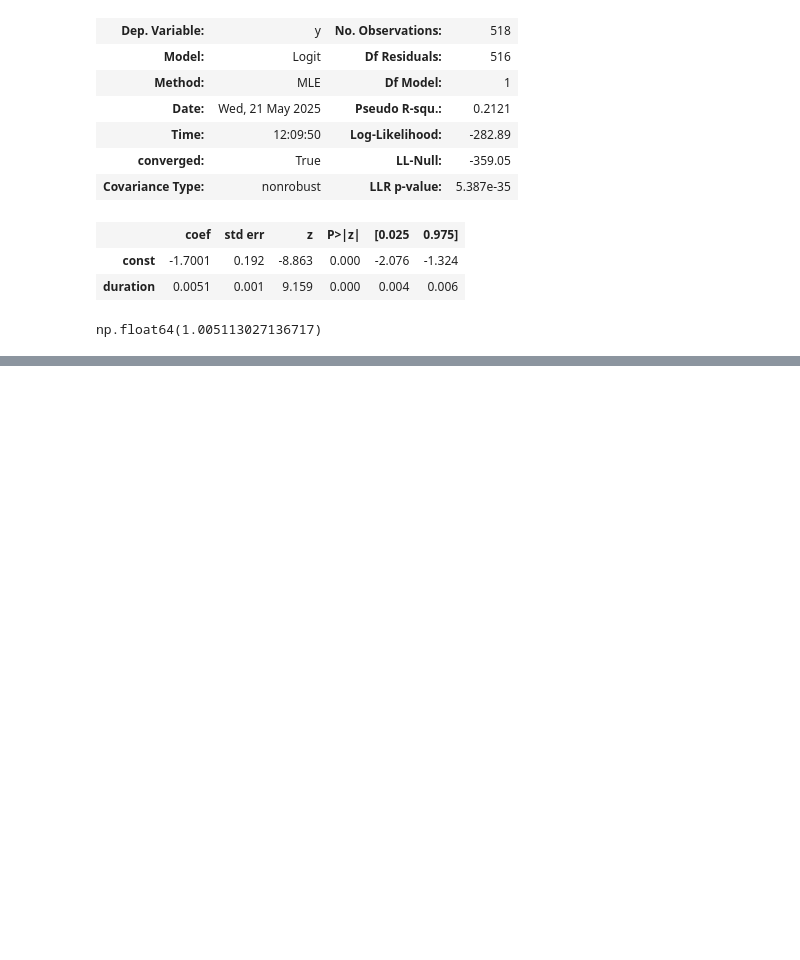
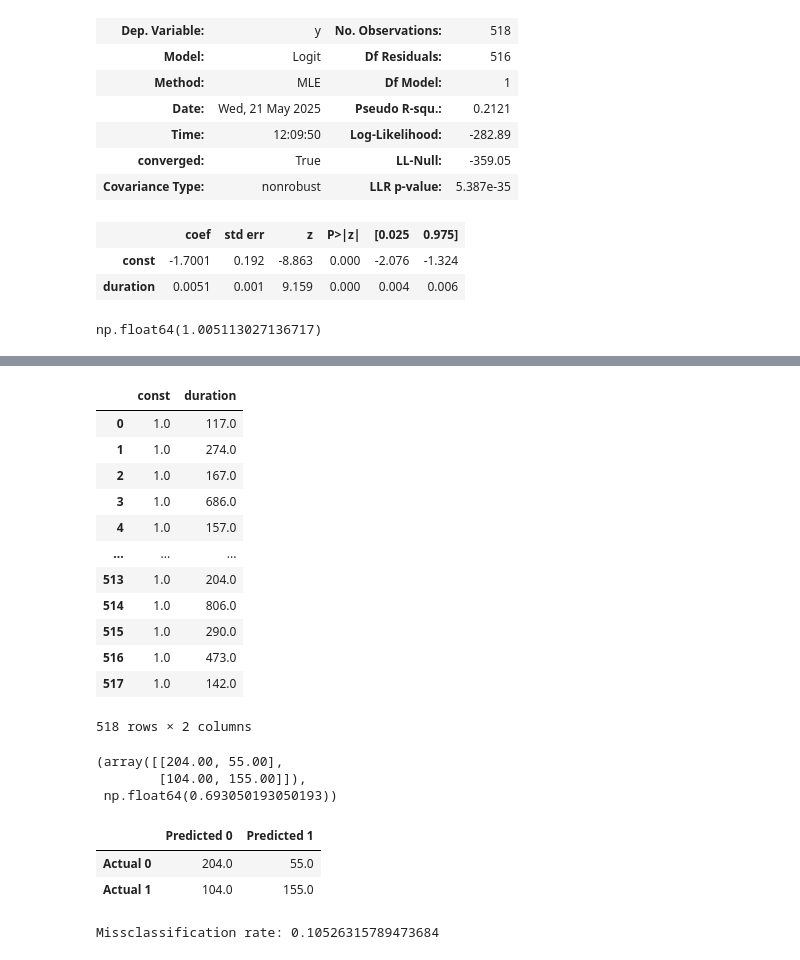
Before and after one commit to bargida/AI_codes, a Jupyter notebook: Building+a+Logistic+Regression+_+Exercise.ipynb, the cells around one changed output, grey strips where cells are left out. Cells and saved outputs as stored; diff of their text form; code cells hidden in the pictures; blank space fills up the shorter version.

```diff
--- a/Building+a+Logistic+Regression+_+Exercise.ipynb
+++ b/Building+a+Logistic+Regression+_+Exercise.ipynb
@@ -100,0 +162,3 @@ np.float64(1.005113027136717)
+# %%
+test = pd.read_csv('Bank_data.csv')
+test
@@ -100,0 +179,4 @@ np.float64(1.005113027136717)
+# %%
+
+test['y'] = test['y'].map({'yes':1, 'no':0})
+test
@@ -100,0 +197,18 @@ np.float64(1.005113027136717)
+# %%
+test_data = test[['duration']]
+test_data = sm.add_constant(test_data)
+test_data
+# %% [output]
+|  | const | duration |
+| 0 | 1.0 | 117.0 |
+| 1 | 1.0 | 274.0 |
+| 2 | 1.0 | 167.0 |
+| 3 | 1.0 | 686.0 |
+| 4 | 1.0 | 157.0 |
+| ... | ... | ... |
+| 513 | 1.0 | 204.0 |
+| 514 | 1.0 | 806.0 |
+| 515 | 1.0 | 290.0 |
+| 516 | 1.0 | 473.0 |
+| 517 | 1.0 | 142.0 |
+518 rows × 2 columns
@@ -100,0 +223,20 @@ np.float64(1.005113027136717)
+# %%
+cm = confusion_matrix(test_data,test_actual,results_log)
+cm
+# %% [output]
+(array([[204.00, 55.00],
+        [104.00, 155.00]]),
+ np.float64(0.693050193050193))
+# %%
+cm_df = pd.DataFrame(cm[0])
+cm_df.columns = ['Predicted 0','Predicted 1']
+cm_df = cm_df.rename(index={0: 'Actual 0',1:'Actual 1'})
+cm_df
+# %% [output]
+|  | Predicted 0 | Predicted 1 |
+| Actual 0 | 204.0 | 55.0 |
+| Actual 1 | 104.0 | 155.0 |
+# %%
+print ('Missclassification rate: '+str((1+1)/19))
+# %% [output]
+Missclassification rate: 0.10526315789473684
```
Also changed, not shown: parts of 8 cells of this notebook.
